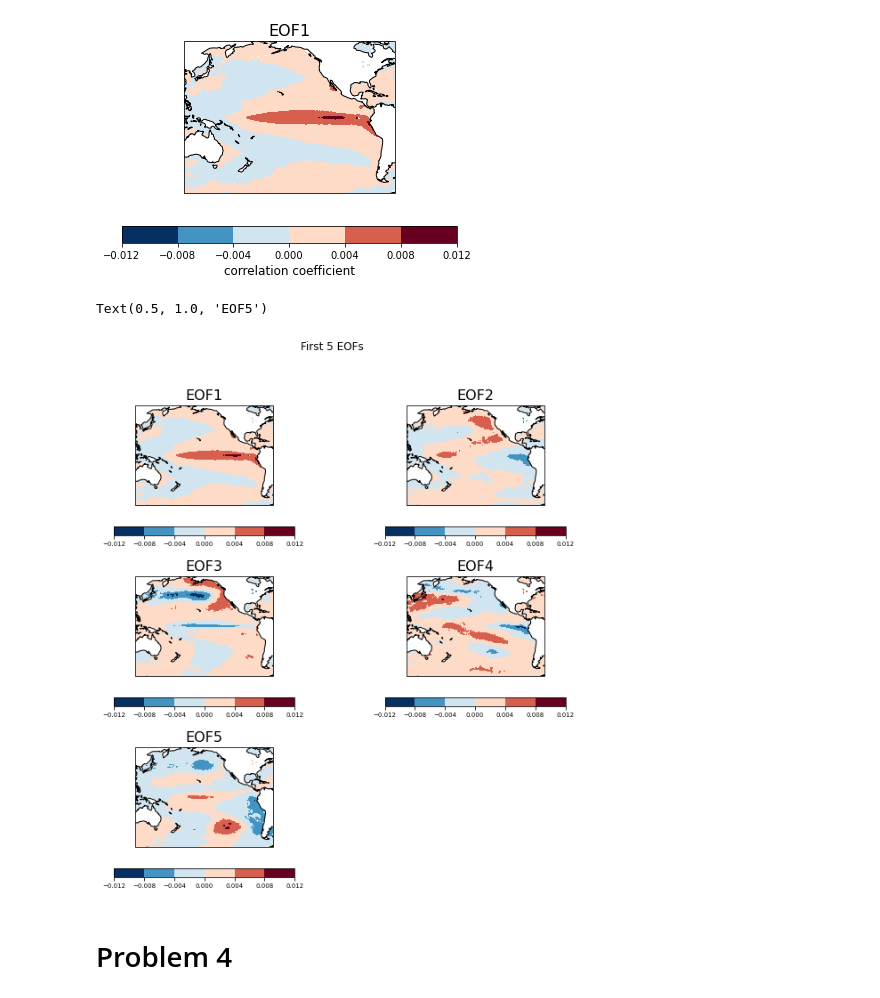
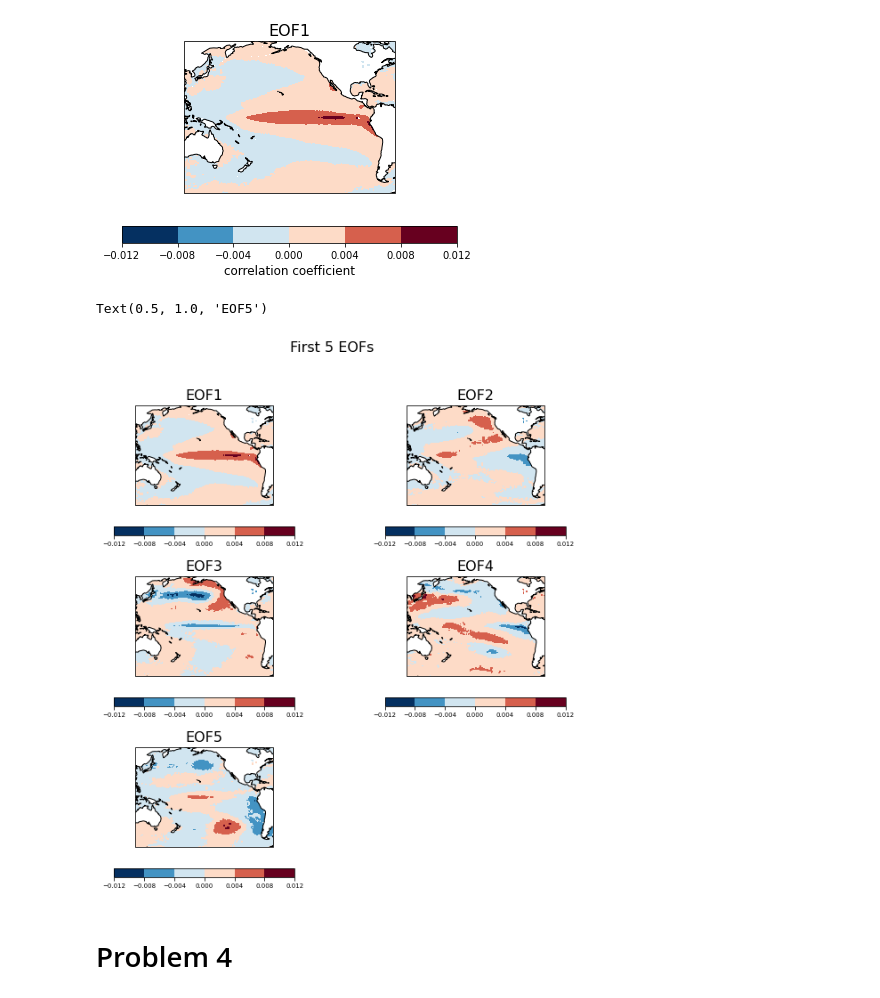
Before and after one commit to atmsillinois/time-series-and-eofs-EWolffWX, a Jupyter notebook: Homework4.ipynb, the cells around one changed output. Cells and saved outputs as stored; diff of their text form; code cells hidden in the pictures.

```diff
--- a/Homework4.ipynb
+++ b/Homework4.ipynb
@@ -319,0 +322,15 @@ standardize_sst_drop.sel(latitude=0, longitude=200).plot()
+# %%
+# Step 1: Mask data
+#mask_sst = ds.where(mask_time.LSM==0., np.nan)
+mask_sst = ds
+
+# Step 2: Standardize monthly anomalies:
+mean_sst = mask_sst.groupby("time.month").mean("time")
+std_sst = mask_sst.groupby("time.month").std("time")
+stand_anomalies = xr.apply_ufunc(
+    lambda x, m, s: (x - m) / s,
+    mask_sst.groupby("time.month"),
+    mean_sst,
+    std_sst,
+)
+stand_anomalies
@@ -319,0 +353,10 @@ standardize_sst_drop.sel(latitude=0, longitude=200).plot()
+# %%
+def detrend_dim(da, dim, deg=1):
+    # detrend along a single dimension
+    p = da.polyfit(dim=dim, deg=deg)
+    fit = xr.polyval(da[dim], p.polyfit_coefficients)
+    return da - fit
+
+# -- Running mean
+#ranm_sst = deseason_sst.rolling(time=12, center=True).mean('time')
+detrend_sst = detrend_dim(stand_anomalies['SSTK'],'time',1)
@@ -376,7 +424,7 @@ Text(0.5, 1.0, 'EOF1')
 # Plot the leading EOF expressed as correlation in the Pacific domain.
 #fig, ((ax1, ax2), (ax3, ax4), (ax5, ax6)) = plt.subplots(3,2)
 fig = plt.figure(figsize=(10, 10))
-plt.suptitle('First 5 EOFs')
+plt.suptitle('First 5 EOFs', fontsize=16)
 ax1 = plt.subplot(3,2,1, projection=ccrs.PlateCarree(central_longitude=190))
 fill1 = eofs[0].plot.contourf(ax=ax1, cmap=plt.cm.RdBu_r,
                              add_colorbar=False, transform=ccrs.PlateCarree())
@@ -396,34 +444,34 @@ cb.ax.tick_params(labelsize=7)
 ax2.set_title('EOF2', fontsize=16)
 
 ax3 = plt.subplot(3,2,3, projection=ccrs.PlateCarree(central_longitude=190))
 fill3 = eofs[2].plot.contourf(ax=ax3, cmap=plt.cm.RdBu_r,
                              add_colorbar=False, transform=ccrs.PlateCarree())
 ax3.add_feature(cfeature.COASTLINE, color='k', edgecolor='k')
 cb = plt.colorbar(fill, orientation='horizontal', shrink=0.8)
 #cb.set_label('correlation coefficient', fontsize=12)
 cb.ax.tick_params(labelsize=7)
 ax3.set_title('EOF3', fontsize=16)
 
 ax4 = plt.subplot(3,2,4, projection=ccrs.PlateCarree(central_longitude=190))
 fill4 = eofs[3].plot.contourf(ax=ax4, cmap=plt.cm.RdBu_r,
                              add_colorbar=False, transform=ccrs.PlateCarree())
 ax4.add_feature(cfeature.COASTLINE, color='k', edgecolor='k')
 cb = plt.colorbar(fill, orientation='horizontal', shrink=0.8)
 #cb.set_label('correlation coefficient', fontsize=12)
 cb.ax.tick_params(labelsize=7)
 ax4.set_title('EOF4', fontsize=16)
 
 ax5 = plt.subplot(3,2,5, projection=ccrs.PlateCarree(central_longitude=190))
 fill5 = eofs[4].plot.contourf(ax=ax5, cmap=plt.cm.RdBu_r,
                              add_colorbar=False, transform=ccrs.PlateCarree())
 ax5.add_feature(cfeature.COASTLINE, color='k', edgecolor='k')
 cb = plt.colorbar(fill, orientation='horizontal', shrink=0.8)
 #cb.set_label('correlation coefficient', fontsize=12)
 cb.ax.tick_params(labelsize=7)
 ax5.set_title('EOF5', fontsize=16)
 # %% [output]
 Text(0.5, 1.0, 'EOF5')
-[figure, old version]
+[figure, new version]
 # %%
 # How to plot first all 5 eofs
 # %% [markdown]
```
Also changed, not shown: parts of 5 cells of this notebook.
